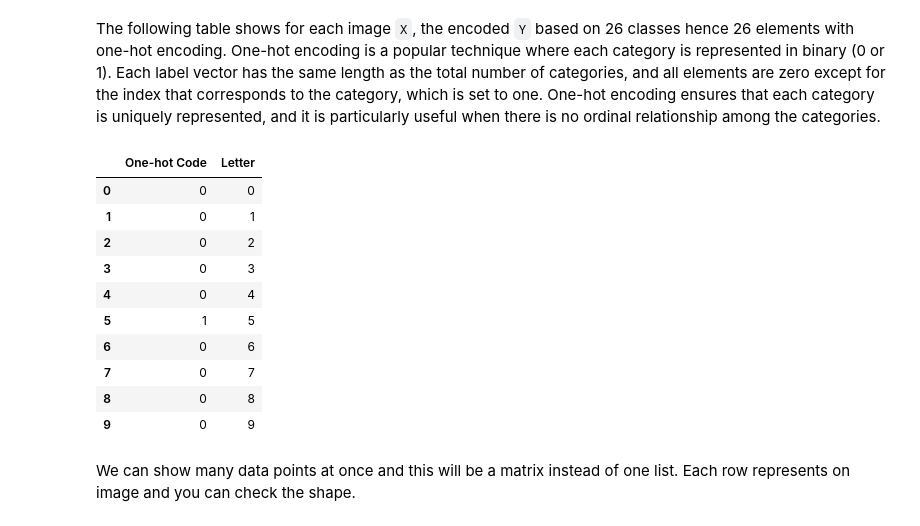
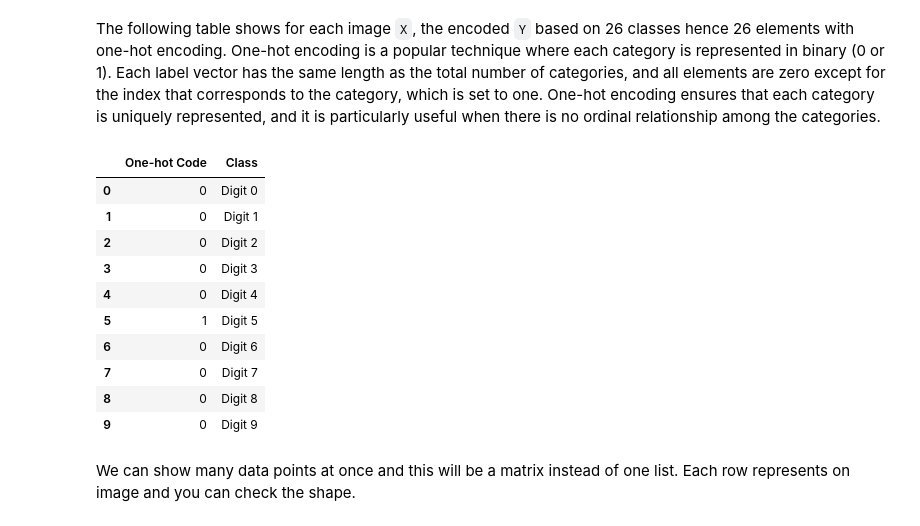
Before and after one commit to toshimzt/AI-in-AG-conference-Workshop-4-15, a Jupyter notebook: Machine Learning Fundamentals MNIST.ipynb, the cells around one changed output. Cells and saved outputs as stored; diff of their text form; code cells hidden in the pictures.

```diff
--- a/Machine Learning Fundamentals MNIST.ipynb
+++ b/Machine Learning Fundamentals MNIST.ipynb
@@ -137,10 +49,0 @@ y_valid.shape
-# %%
-from keras.datasets import mnist     # MNIST dataset is included in Keras
-
-# The MNIST data is split between 60,000 28 x 28 pixel training images and 10,000 28 x 28 pixel images
-(x_train, y_train), (x_test, y_test) = mnist.load_data()
-
-print("X_train shape", X_train.shape)
-print("y_train shape", y_train.shape)
-print("X_test shape", X_test.shape)
-print("y_test shape", y_test.shape)
@@ -153,0 +66,14 @@ y_test shape (10000,)
+# %%
+import matplotlib.pyplot as plt
+plt.figure(figsize=(40,40))
+
+num_images = 10
+for i in range(num_images):
+    row = x_train[i]
+    label = y_train[i]
+
+    image = row
+    plt.subplot(1, num_images, i+1)
+    plt.title(label, fontdict={'fontsize': 30})
+    plt.axis('off')
+    plt.imshow(image, cmap='gray')
@@ -204,14 +104,0 @@ Now we can show 20 images with the labels.
-# %%
-import matplotlib.pyplot as plt
-plt.figure(figsize=(40,40))
-
-num_images = 10
-for i in range(num_images):
-    row = x_train[i]
-    label = y_train[i]
-
-    image = row.reshape(28,28)
-    plt.subplot(1, num_images, i+1)
-    plt.title(label, fontdict={'fontsize': 30})
-    plt.axis('off')
-    plt.imshow(image, cmap='gray')
@@ -261,24 +149,24 @@ if not y_train.shape[-1] == 10:  # Avoid running multiple times
 # %% [markdown]
 The following table shows for each image `X`, the encoded `Y` based on 26 classes hence 26 elements with one-hot encoding. One-hot encoding is a popular technique where each category is represented in binary (0 or 1). Each label vector has the same length as the total number of categories, and all elements are zero except for the index that corresponds to the category, which is set to one. One-hot encoding ensures that each category is uniquely represented, and it is particularly useful when there is no ordinal relationship among the categories.
 # %%
-import string
+import pandas as pd
 df= pd.DataFrame(y_train[0]).astype(int)
-alphabet = list(string.ascii_uppercase)
-df['Letter'] = [i for i in "0123456789"]
+
+df['Class'] = ['Digit '+i for i in "0123456789"]
 df=df.rename(columns={0: 'One-hot Code'})
 df
 # %% [output]
-|  | One-hot Code | Letter |
-| 0 | 0 | 0 |
-| 1 | 0 | 1 |
-| 2 | 0 | 2 |
-| 3 | 0 | 3 |
-| 4 | 0 | 4 |
-| 5 | 1 | 5 |
-| 6 | 0 | 6 |
-| 7 | 0 | 7 |
-| 8 | 0 | 8 |
-| 9 | 0 | 9 |
+|  | One-hot Code | Class |
+| 0 | 0 | Digit 0 |
+| 1 | 0 | Digit 1 |
+| 2 | 0 | Digit 2 |
+| 3 | 0 | Digit 3 |
+| 4 | 0 | Digit 4 |
+| 5 | 1 | Digit 5 |
+| 6 | 0 | Digit 6 |
+| 7 | 0 | Digit 7 |
+| 8 | 0 | Digit 8 |
+| 9 | 0 | Digit 9 |
 # %% [markdown]
 We can show many data points at once and this will be a matrix instead of one list. Each row represents on image and you can check the shape.
 # %%
```
Also changed, not shown: parts of 61 cells of this notebook.
